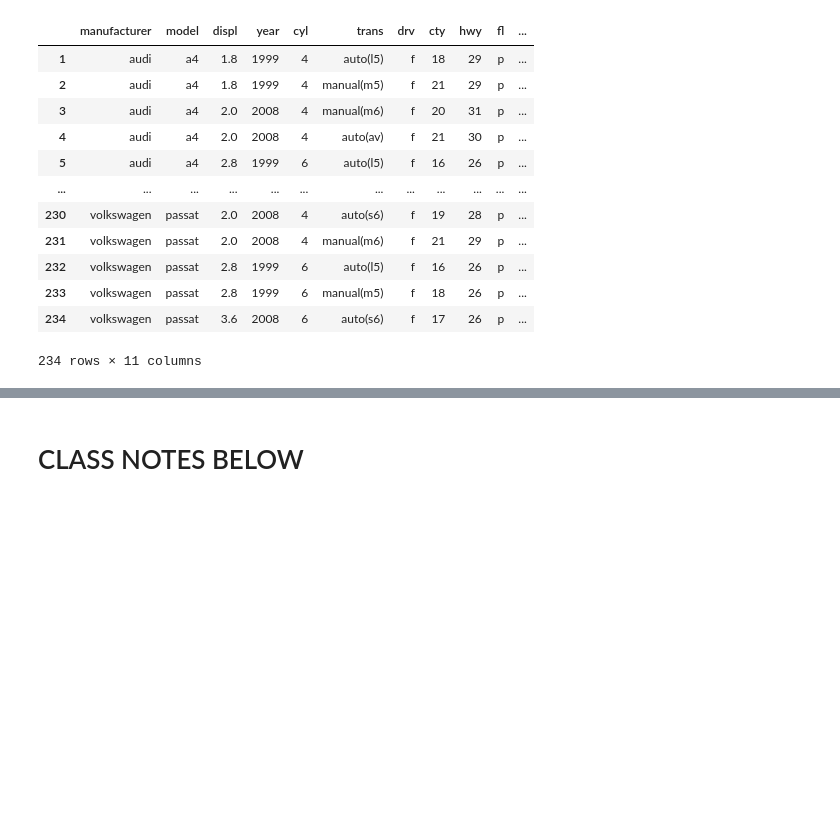
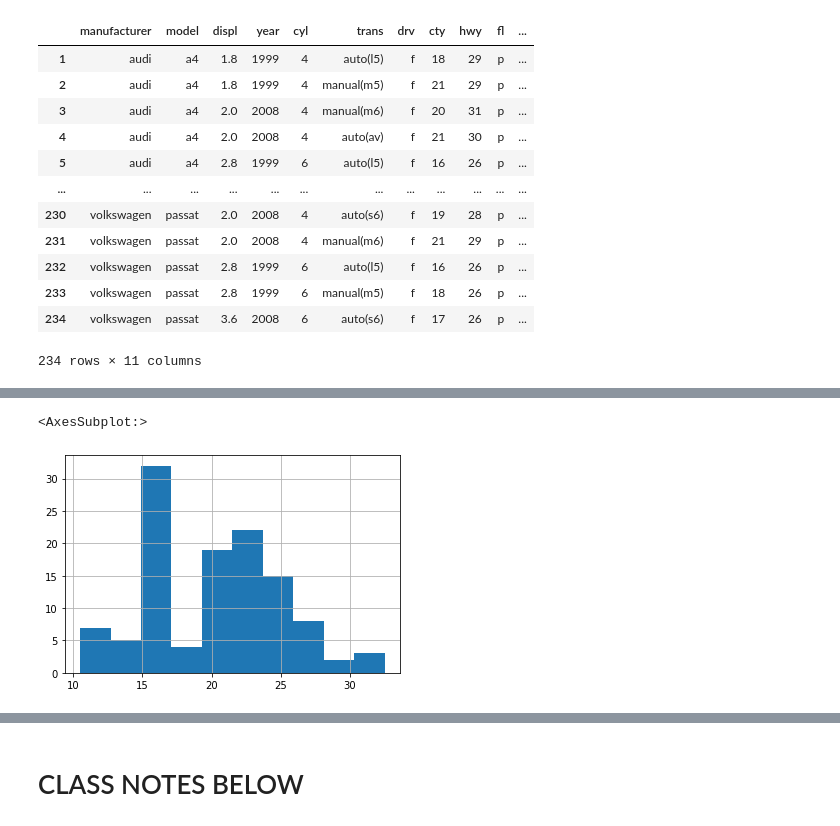
Before and after one commit to stephenkipkurui/statistics-exercises, a Jupyter notebook: hypothesis_testing.ipynb, the cells around one changed output, grey strips where cells are left out. Cells and saved outputs as stored; diff of their text form; code cells hidden in the pictures; blank space fills up the shorter version.

```diff
--- a/hypothesis_testing.ipynb
+++ b/hypothesis_testing.ipynb
@@ -587,0 +295,7 @@ Alternative Hypothesis (1-tail, a is significantly larger than b)------- Ha: μa
+# %%
+# 2008 mpg_model
+
+mpg_model_08.hist()
+# %% [output]
+<AxesSubplot:>
+[figure, added]
```
Also changed, not shown: parts of 51 cells of this notebook.
